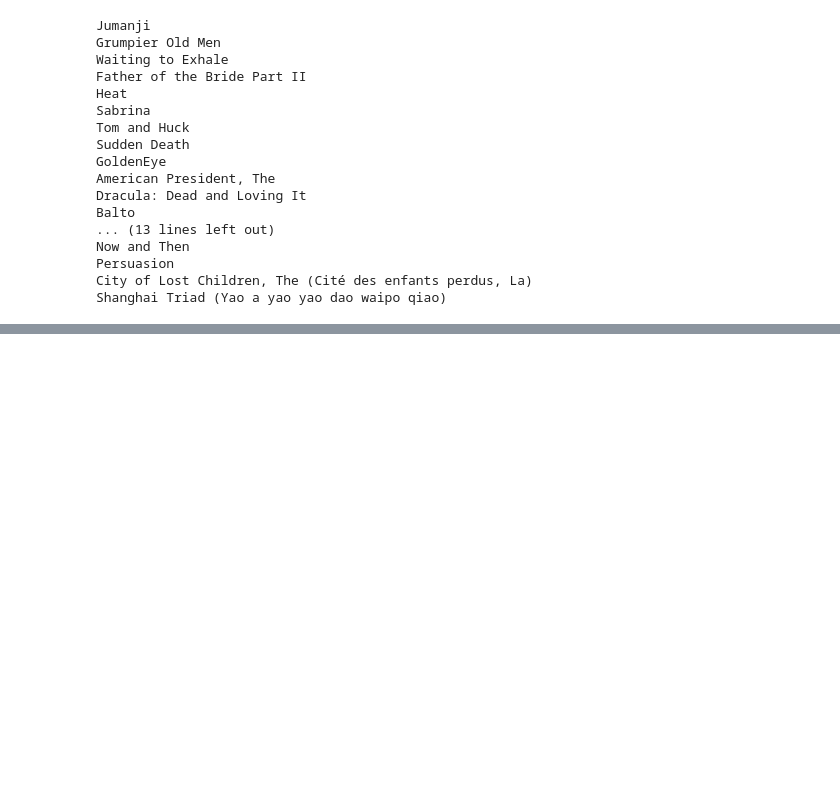
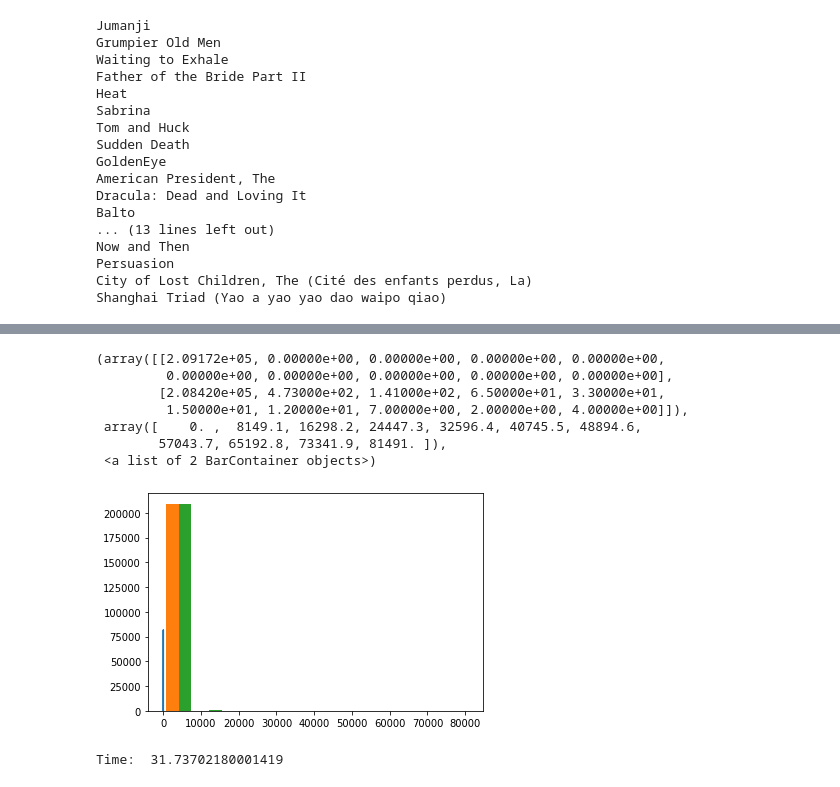
Before and after one commit to raphaelgri/DataStorageApp, a Jupyter notebook: ReadData.ipynb, the cells around one changed output, grey strips where cells are left out. Saved outputs shown, nothing was run; the diff lists cells and outputs as text; code cells hidden in the pictures; blank space fills up the shorter version.

```diff
--- a/ReadData.ipynb
+++ b/ReadData.ipynb
@@ -183,0 +146,2 @@ Time:  0.02149790001567453
+# %%
+sample = np.sort(sample)
@@ -183,0 +158,51 @@ Time:  0.02149790001567453
+# %%
+plt.plot(sample[:,0],sample[:,1])
+plt.hist(sample)
+# %% [output]
+(array([[2.09172e+05, 0.00000e+00, 0.00000e+00, 0.00000e+00, 0.00000e+00,
+         0.00000e+00, 0.00000e+00, 0.00000e+00, 0.00000e+00, 0.00000e+00],
+        [2.08420e+05, 4.73000e+02, 1.41000e+02, 6.50000e+01, 3.30000e+01,
+         1.50000e+01, 1.20000e+01, 7.00000e+00, 2.00000e+00, 4.00000e+00]]),
+ array([    0. ,  8149.1, 16298.2, 24447.3, 32596.4, 40745.5, 48894.6,
+        57043.7, 65192.8, 73341.9, 81491. ]),
+ <a list of 2 BarContainer objects>)
+[figure, added]
+# %%
+start = timeit.default_timer() #start timer
+
+max_movie = session.query(func.max(Movies.id_movie)).all()[0][0] + 1 #number of movies
+
+aavg = np.zeros(max_movie)
+acount = np.zeros(max_movie)
+aone = np.zeros(max_movie)
+atwo = np.zeros(max_movie)
+athree = np.zeros(max_movie)
+afour = np.zeros(max_movie)
+afive = np.zeros(max_movie)
+
+#queries for temporary information
+one_star = session.query(Ratings.id_movie, func.count(Ratings.value_rating)).filter(Ratings.value_rating <= 1).group_by(Ratings.id_movie).order_by(Ratings.id_movie)
+two_star = session.query(Ratings.id_movie, func.count(Ratings.value_rating)).filter(Ratings.value_rating <= 2, Ratings.value_rating > 1).group_by(Ratings.id_movie).order_by(Ratings.id_movie)
+three_star = session.query(Ratings.id_movie, func.count(Ratings.value_rating)).filter(Ratings.value_rating <= 3, Ratings.value_rating > 2).group_by(Ratings.id_movie).order_by(Ratings.id_movie)
+four_star = session.query(Ratings.id_movie, func.count(Ratings.value_rating)).filter(Ratings.value_rating <= 4, Ratings.value_rating > 3).group_by(Ratings.id_movie).order_by(Ratings.id_movie)
+five_star = session.query(Ratings.id_movie, func.count(Ratings.value_rating)).filter(Ratings.value_rating <= 5, Ratings.value_rating > 4).group_by(Ratings.id_movie).order_by(Ratings.id_movie)
+average = session.query(Ratings.id_movie, func.avg(Ratings.value_rating), func.count(Ratings.value_rating)).group_by(Ratings.id_movie).order_by(Ratings.id_movie)
+
+
+list_values = zip(average,one_star,two_star,three_star,four_star,five_star)
+
+for item in list_values:
+    aavg[item[0][0]] = item[0][1]
+    acount[item[0][0]] = item[0][2]
+    aone[item[1][0]] = item[1][1]
+    atwo[item[2][0]] = item[2][1]
+    athree[item[3][0]] = item[3][1]
+    afour[item[4][0]] = item[4][1]
+    afive[item[5][0]] = item[5][1]
+
+
+stop = timeit.default_timer() #end timer
+
+print('Time: ', stop - start)
+# %% [output]
+Time:  31.73702180001419
```
Also changed, not shown: parts of 19 cells of this notebook, 5 other files.
